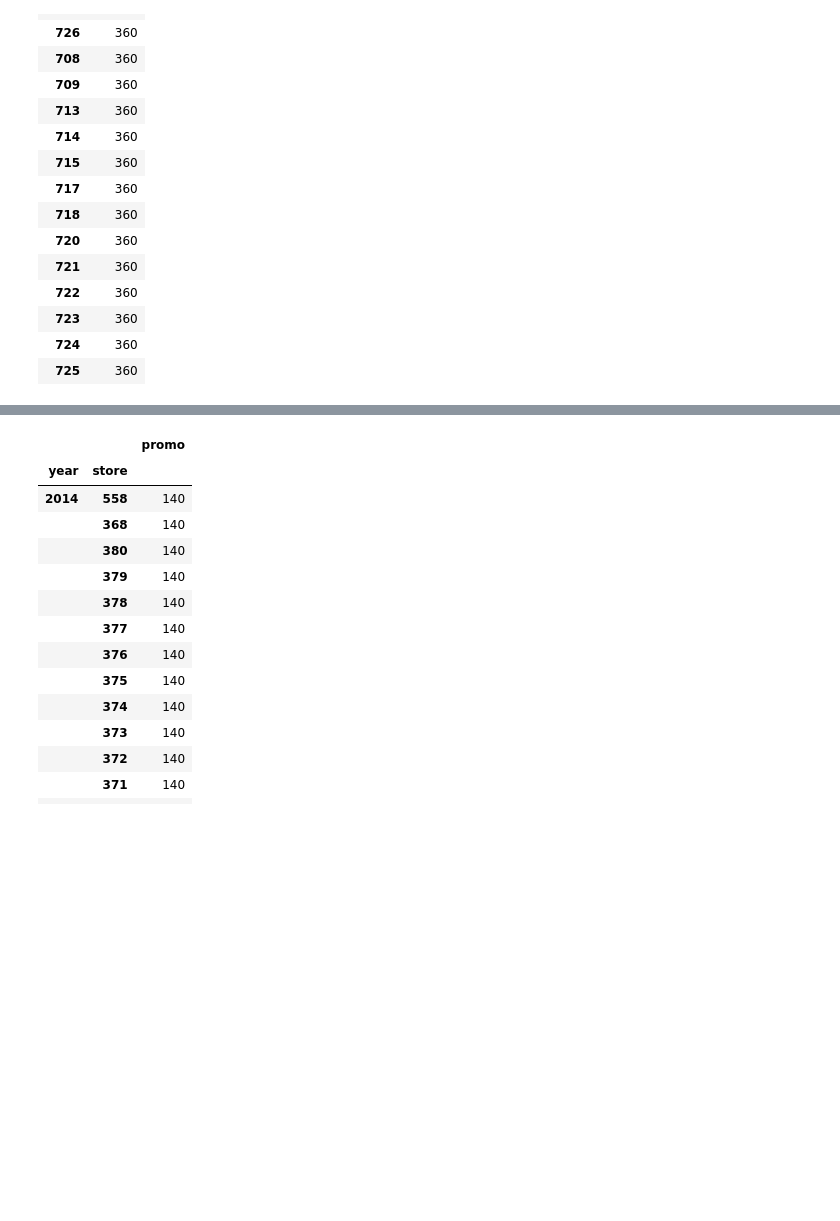
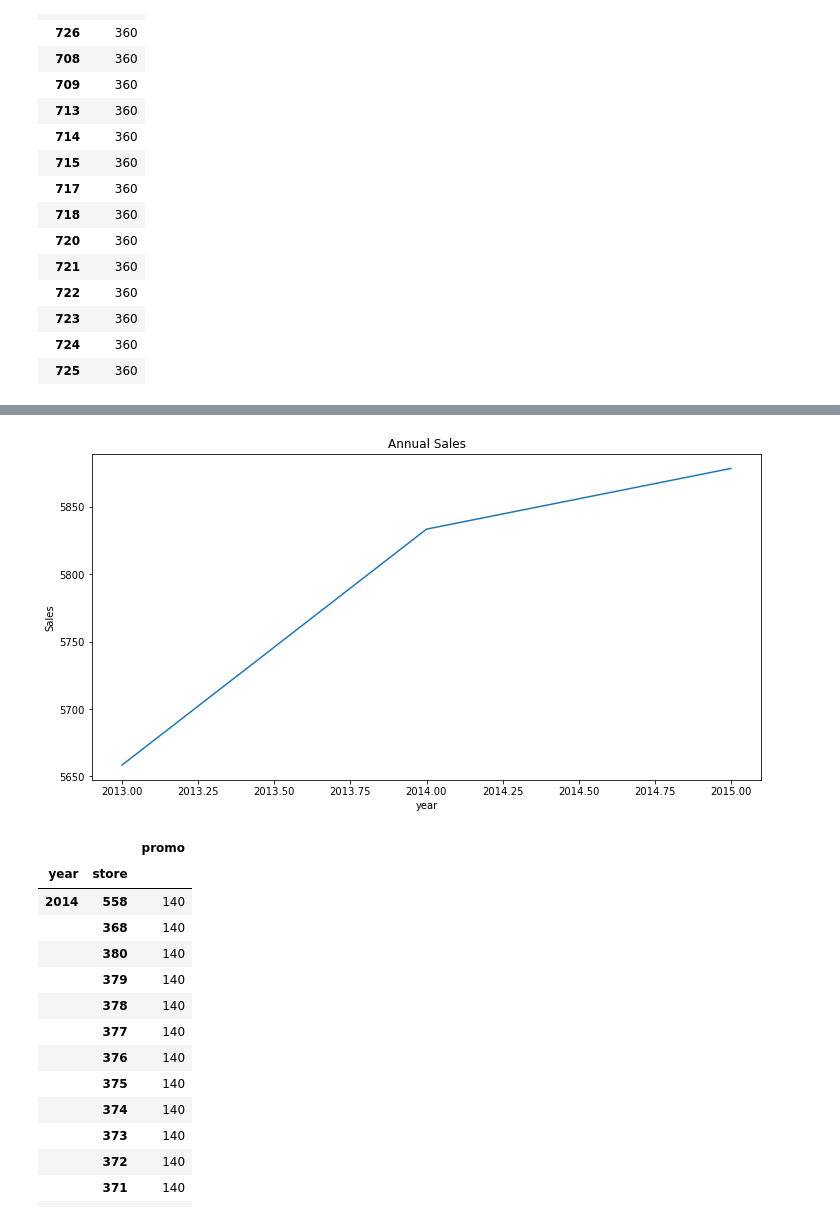
Before and after one commit to joaopasini/letscode_repository, a Jupyter notebook: Módulo 5 - Técnicas de Programação II - Python/Projeto/notebook.ipynb, the cells around one changed output, grey strips where cells are left out. Saved outputs shown, nothing was run; the diff lists cells and outputs as text; code cells hidden in the pictures; blank space fills up the shorter version.

```diff
--- a/Módulo 5 - Técnicas de Programação II - Python/Projeto/notebook.ipynb
+++ b/Módulo 5 - Técnicas de Programação II - Python/Projeto/notebook.ipynb
@@ -331,3 +353,17 @@ sales.groupby("store")[["promo"]].sum().sort_values("promo",ascending=False).hea
+# %%
+#As vendas aumentaram ou diminuíram?
+
+sales_year = sales.pivot_table(index='year', values='sales', aggfunc='mean')
+
+plt.figure(figsize=(12,6))
+
+ax = sns.lineplot(x=sales_year.index, y=sales_year['sales'])
+
+ax.set_title('Annual Sales')
+ax.set_ylabel('Sales')
+ax.set_label('');
+# %% [output]
+[figure, added]
 # %%
 # Qual loja passou mais dias com produtos em promoção num ano?
 sales["year"]=sales["date"].apply(lambda x: x.year)
```
Also changed, not shown: parts of 9 cells of this notebook, 5 other files.
